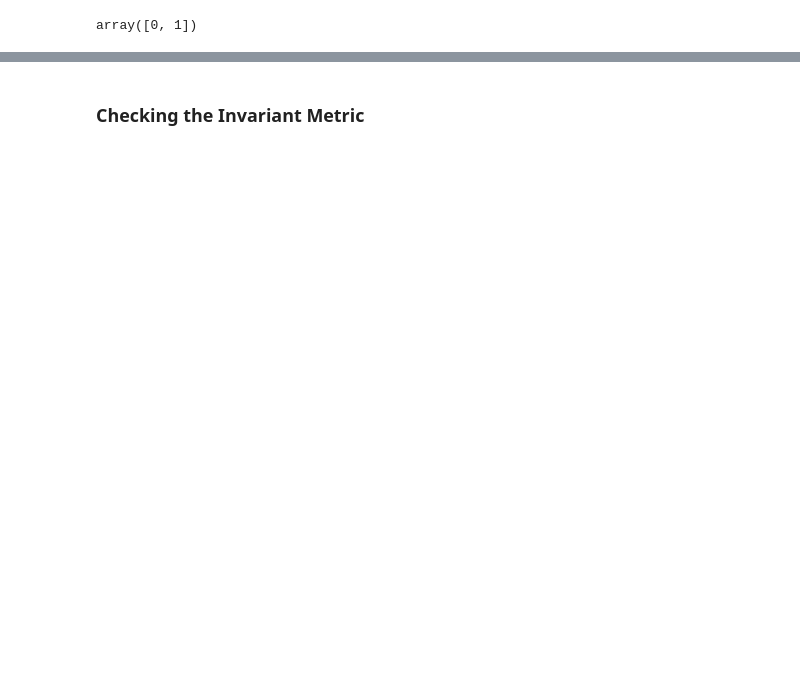
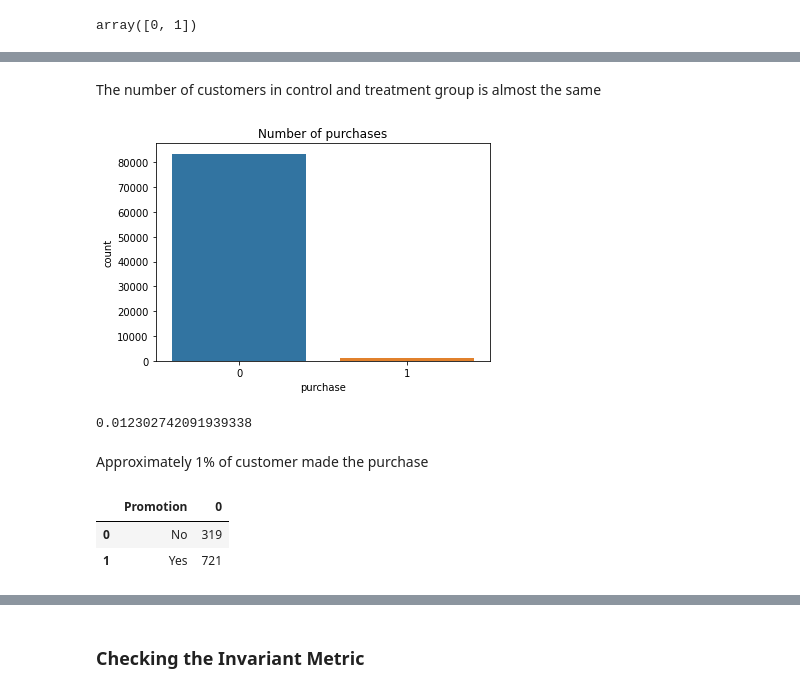
Before and after one commit to LN5user/starbucks, a Jupyter notebook: Starbucks.ipynb, the cells around one changed output, grey strips where cells are left out. Saved outputs shown, nothing was run; the diff lists cells and outputs as text; code cells hidden in the pictures; blank space fills up the shorter version.

```diff
--- a/Starbucks.ipynb
+++ b/Starbucks.ipynb
@@ -117,0 +123,13 @@ array([0, 1])
+# %% [markdown]
+The number of customers in control and treatment group is almost the same
+# %%
+sns.countplot(x="purchase", data=train_data)
+plt.title("Number of purchases");
+# %% [output]
+[figure, added]
+# %%
+train_data["purchase"].mean()
+# %% [output]
+0.012302742091939338
+# %% [markdown]
+Approximately 1% of customer made the purchase
@@ -117,0 +140,6 @@ array([0, 1])
+# %%
+data_purchase
+# %% [output]
+|  | Promotion | 0 |
+| 0 | No | 319 |
+| 1 | Yes | 721 |
```
Also changed, not shown: parts of 35 cells of this notebook, 3 other files.
